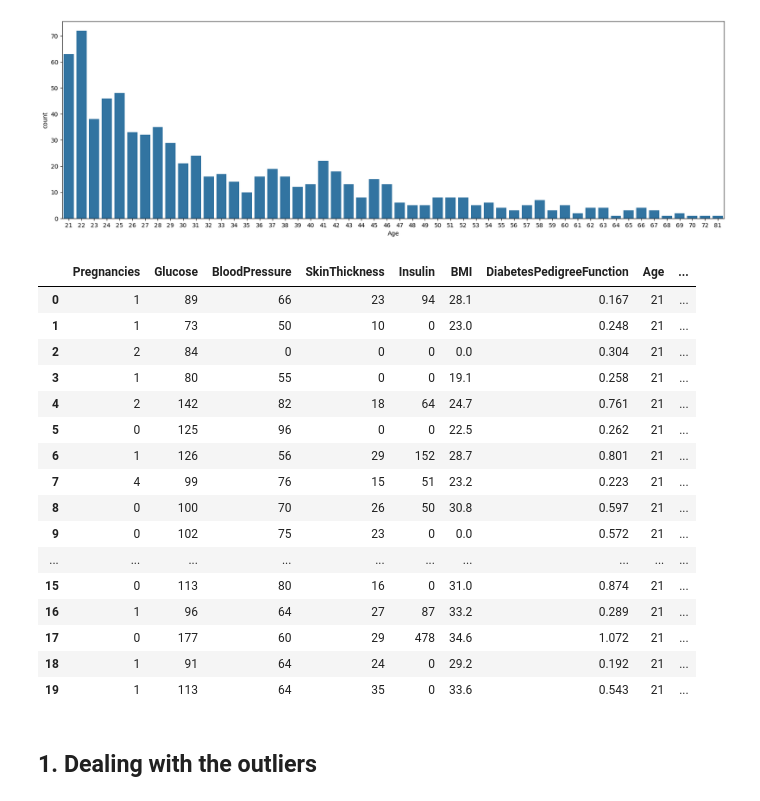
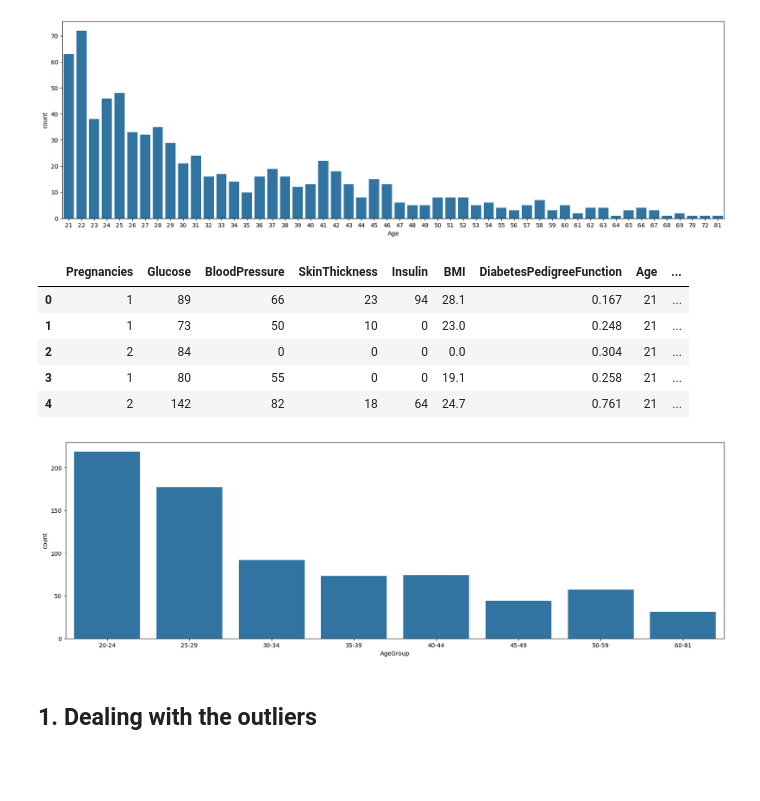
Before and after one commit to withabubaker/Diabetes-SupervisedLearning, a Jupyter notebook: Diabetes.ipynb, the cells around one changed output. Drawn from its saved outputs; the diff is of its cells as text; code cells hidden in the pictures; blank space fills up the shorter version.

```diff
--- a/Diabetes.ipynb
+++ b/Diabetes.ipynb
@@ -90,7 +90,7 @@ bins = [20, 25, 30, 35, 40, 45, 50, 60, 81]
 labels = ['20-24','25-29', '30-34', '35-39', '40-44', '45-49', '50-59', '60-81' ]
 df['AgeGroup'] = pd.cut(df['Age'], bins=bins, labels=labels, right=False)
 
-df.head(20)
+df.head(5)
 # %% [output]
 |  | Pregnancies | Glucose | BloodPressure | SkinThickness | Insulin | BMI | DiabetesPedigreeFunction | Age | ... |
 | 0 | 1 | 89 | 66 | 23 | 94 | 28.1 | 0.167 | 21 | ... |
@@ -98,17 +98,12 @@ df.head(20)
 | 2 | 2 | 84 | 0 | 0 | 0 | 0.0 | 0.304 | 21 | ... |
 | 3 | 1 | 80 | 55 | 0 | 0 | 19.1 | 0.258 | 21 | ... |
 | 4 | 2 | 142 | 82 | 18 | 64 | 24.7 | 0.761 | 21 | ... |
-| 5 | 0 | 125 | 96 | 0 | 0 | 22.5 | 0.262 | 21 | ... |
-| 6 | 1 | 126 | 56 | 29 | 152 | 28.7 | 0.801 | 21 | ... |
-| 7 | 4 | 99 | 76 | 15 | 51 | 23.2 | 0.223 | 21 | ... |
-| 8 | 0 | 100 | 70 | 26 | 50 | 30.8 | 0.597 | 21 | ... |
-| 9 | 0 | 102 | 75 | 23 | 0 | 0.0 | 0.572 | 21 | ... |
-| ... | ... | ... | ... | ... | ... | ... | ... | ... | ... |
-| 15 | 0 | 113 | 80 | 16 | 0 | 31.0 | 0.874 | 21 | ... |
-| 16 | 1 | 96 | 64 | 27 | 87 | 33.2 | 0.289 | 21 | ... |
-| 17 | 0 | 177 | 60 | 29 | 478 | 34.6 | 1.072 | 21 | ... |
-| 18 | 1 | 91 | 64 | 24 | 0 | 29.2 | 0.192 | 21 | ... |
-| 19 | 1 | 113 | 64 | 35 | 0 | 33.6 | 0.543 | 21 | ... |
+# %%
+plt.figure(figsize=(20, 6))
+sns.countplot(x='AgeGroup', data=df)
+plt.show()
+# %% [output]
+[figure, added]
 # %% [markdown]
 ## 1. Dealing with the outliers
 # %%
```
Also changed, not shown: parts of 17 cells of this notebook.
